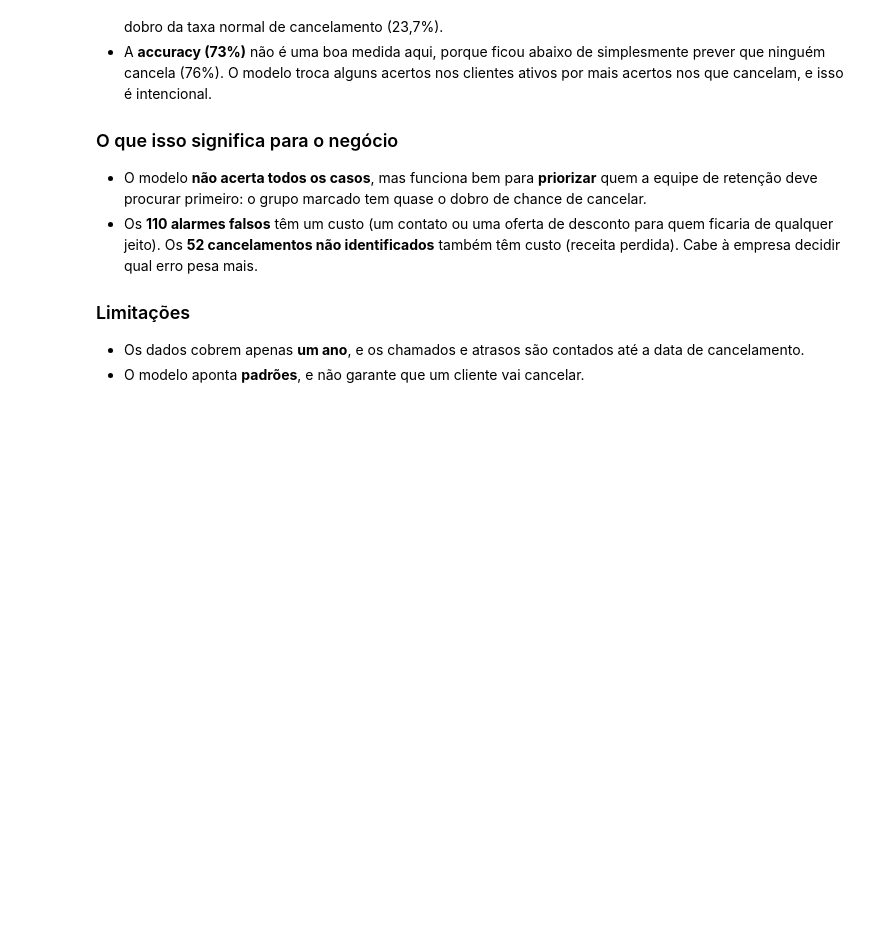
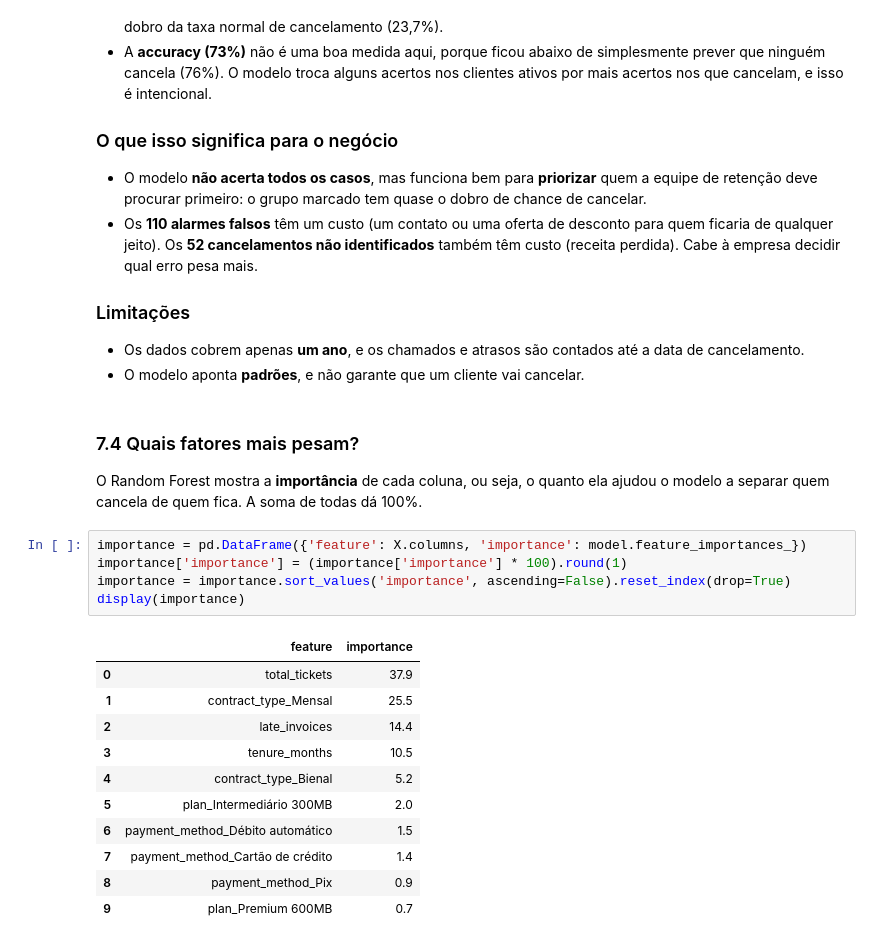
Before and after one commit to ricardo-paganini/subscription-churn-analysis, a Jupyter notebook: churn_analysis.ipynb, the cells around one changed output. Saved outputs shown, nothing was run; the diff lists cells and outputs as text; blank space fills up the shorter version.

```diff
--- a/churn_analysis.ipynb
+++ b/churn_analysis.ipynb
@@ -848,3 +848,24 @@ No conjunto de teste, com **600 clientes** (142 cancelaram):
 
 - Os dados cobrem apenas **um ano**, e os chamados e atrasos são contados até a data de cancelamento.
 - O modelo aponta **padrões**, e não garante que um cliente vai cancelar.
+# %% [markdown]
+### 7.4 Quais fatores mais pesam?
+
+O Random Forest mostra a **importância** de cada coluna, ou seja, o quanto ela ajudou o modelo a separar quem cancela de quem fica. A soma de todas dá 100%.
+# %%
+importance = pd.DataFrame({'feature': X.columns, 'importance': model.feature_importances_})
+importance['importance'] = (importance['importance'] * 100).round(1)
+importance = importance.sort_values('importance', ascending=False).reset_index(drop=True)
+display(importance)
+# %% [output]
+|  | feature | importance |
+| 0 | total_tickets | 37.9 |
+| 1 | contract_type_Mensal | 25.5 |
+| 2 | late_invoices | 14.4 |
+| 3 | tenure_months | 10.5 |
+| 4 | contract_type_Bienal | 5.2 |
+| 5 | plan_Intermediário 300MB | 2.0 |
+| 6 | payment_method_Débito automático | 1.5 |
+| 7 | payment_method_Cartão de crédito | 1.4 |
+| 8 | payment_method_Pix | 0.9 |
+| 9 | plan_Premium 600MB | 0.7 |
```
Also changed, not shown: parts of 1 cell of this notebook.
